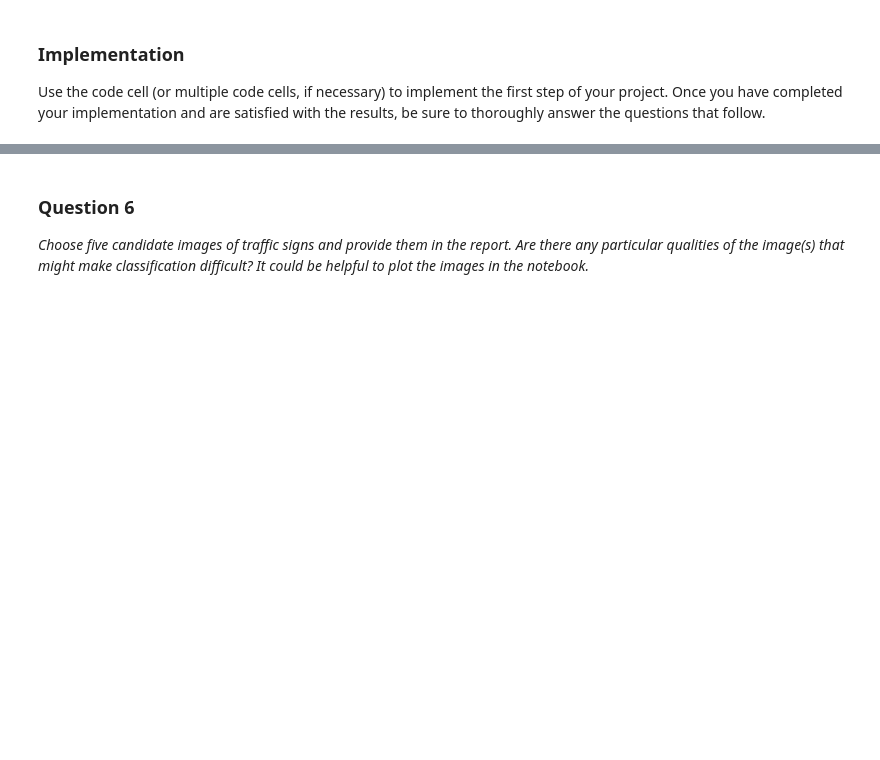
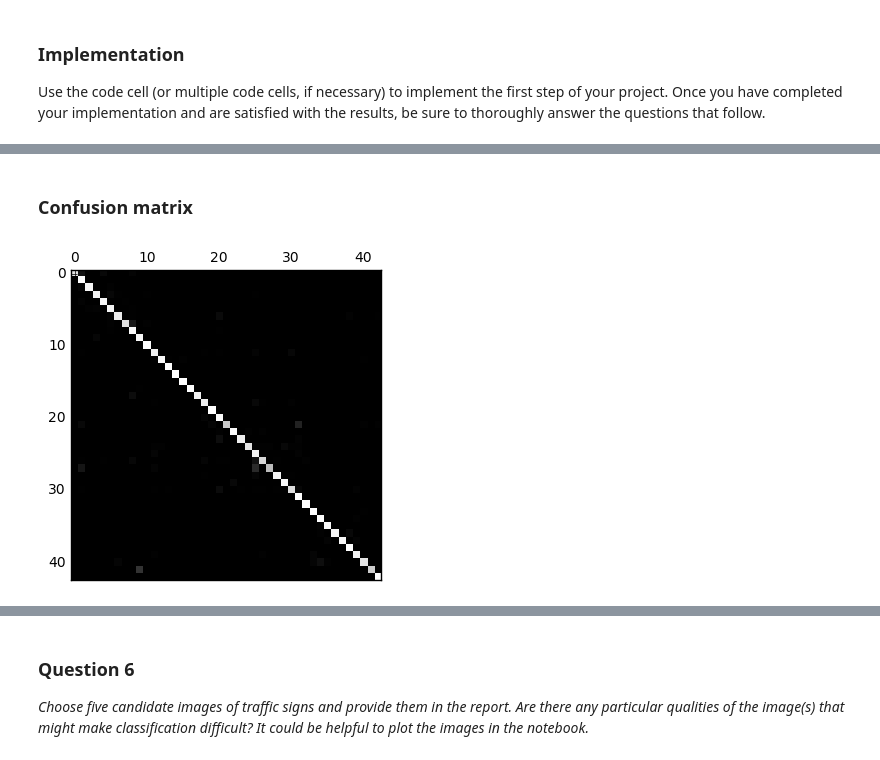
Before and after one commit to tadasdanielius/CarND-Traffic-Sign-Classifier-Project, a Jupyter notebook: Traffic_Sign_Classifier.ipynb, the cells around one changed output, grey strips where cells are left out. Cells and saved outputs as stored; diff of their text form; code cells hidden in the pictures; blank space fills up the shorter version.

```diff
--- a/Traffic_Sign_Classifier.ipynb
+++ b/Traffic_Sign_Classifier.ipynb
@@ -131,6 +161,11 @@ _Describe how you preprocessed the data. Why did you choose that technique?_
 ### Generate data additional data (OPTIONAL!)
 ### and split the data into training/validation/testing sets here.
 ### Feel free to use as many code cells as needed.
+def split_data(x, y, test_size=0.2, random_state=123):
+    return train_test_split(x, y, test_size=test_size, random_state=random_state)
+
+
+x_train, x_validation, y_train, y_validation = split_data(x_train, y_train)
 # %% [markdown]
 ### Question 2
 
@@ -180,0 +426,10 @@ Use the code cell (or multiple code cells, if necessary) to implement the first
+# %% [markdown]
+### Confusion matrix
+# %%
+from sklearn.metrics import confusion_matrix
+cm = confusion_matrix(y_test, pred)
+cm = cm.astype('float') / cm.sum(axis=1)[:, np.newaxis]
+plt.matshow(cm, cmap='gray')
+plt.show()
+# %% [output]
+[figure, added]
```
Also changed, not shown: parts of 39 cells of this notebook, 33 other files.
